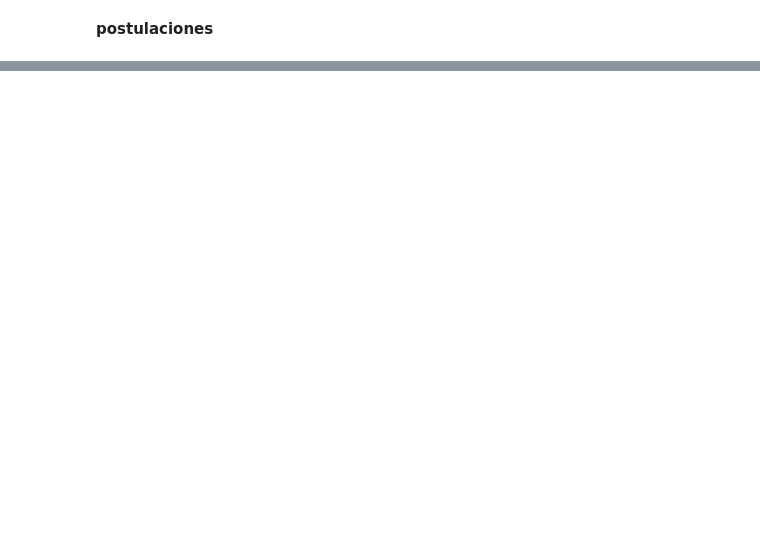
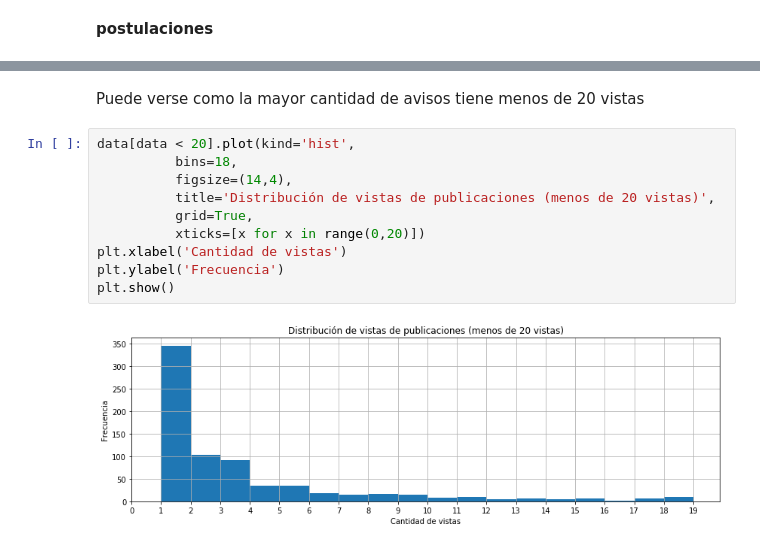
Before and after one commit to tbotalla/Datos1Q2018, a Jupyter notebook: parte1/VistasYPostulaciones.ipynb, the cells around one changed output, grey strips where cells are left out. Drawn from its saved outputs; the diff is of its cells as text; blank space fills up the shorter version.

```diff
--- a/parte1/VistasYPostulaciones.ipynb
+++ b/parte1/VistasYPostulaciones.ipynb
@@ -68,0 +133,14 @@ postulaciones.
+# %% [markdown]
+Puede verse como la mayor cantidad de avisos tiene menos de 20 vistas
+# %%
+data[data < 20].plot(kind='hist',
+          bins=18,
+          figsize=(14,4),
+          title='Distribución de vistas de publicaciones (menos de 20 vistas)',
+          grid=True,
+          xticks=[x for x in range(0,20)])
+plt.xlabel('Cantidad de vistas')
+plt.ylabel('Frecuencia')
+plt.show()
+# %% [output]
+[figure, added]
```
Also changed, not shown: parts of 36 cells of this notebook.
